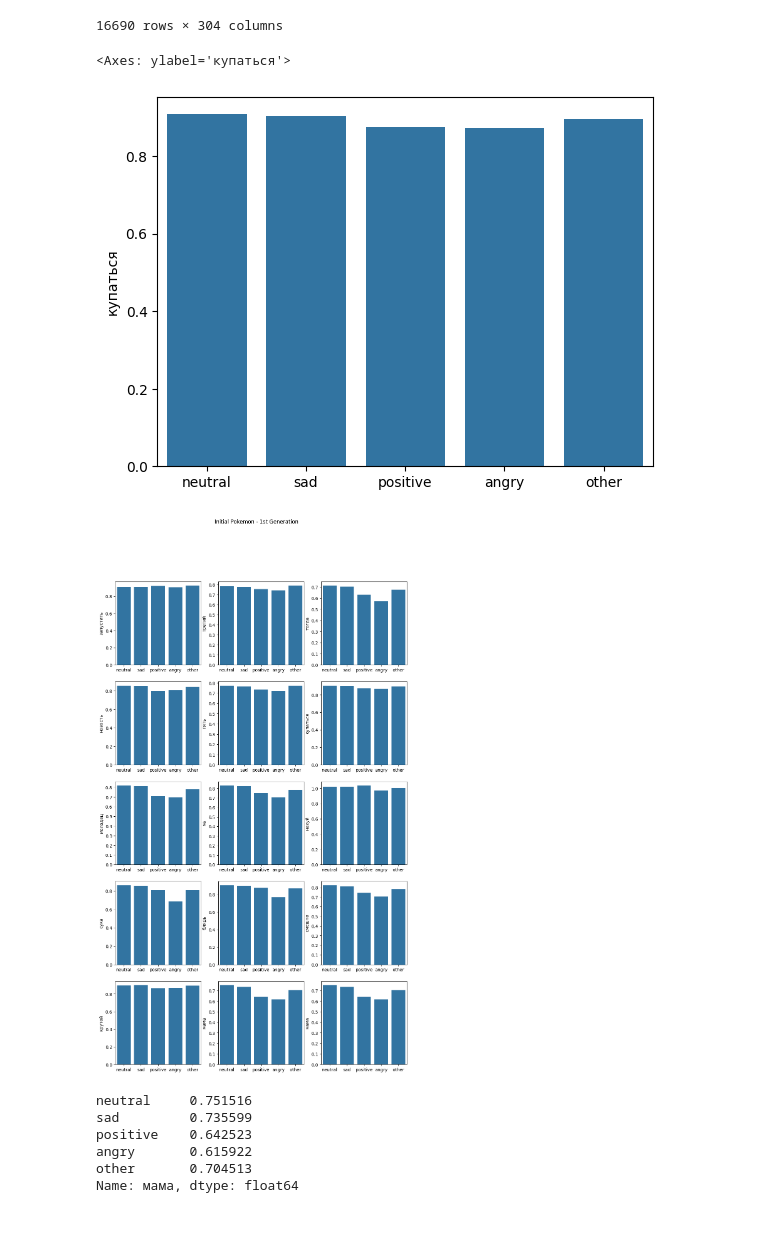
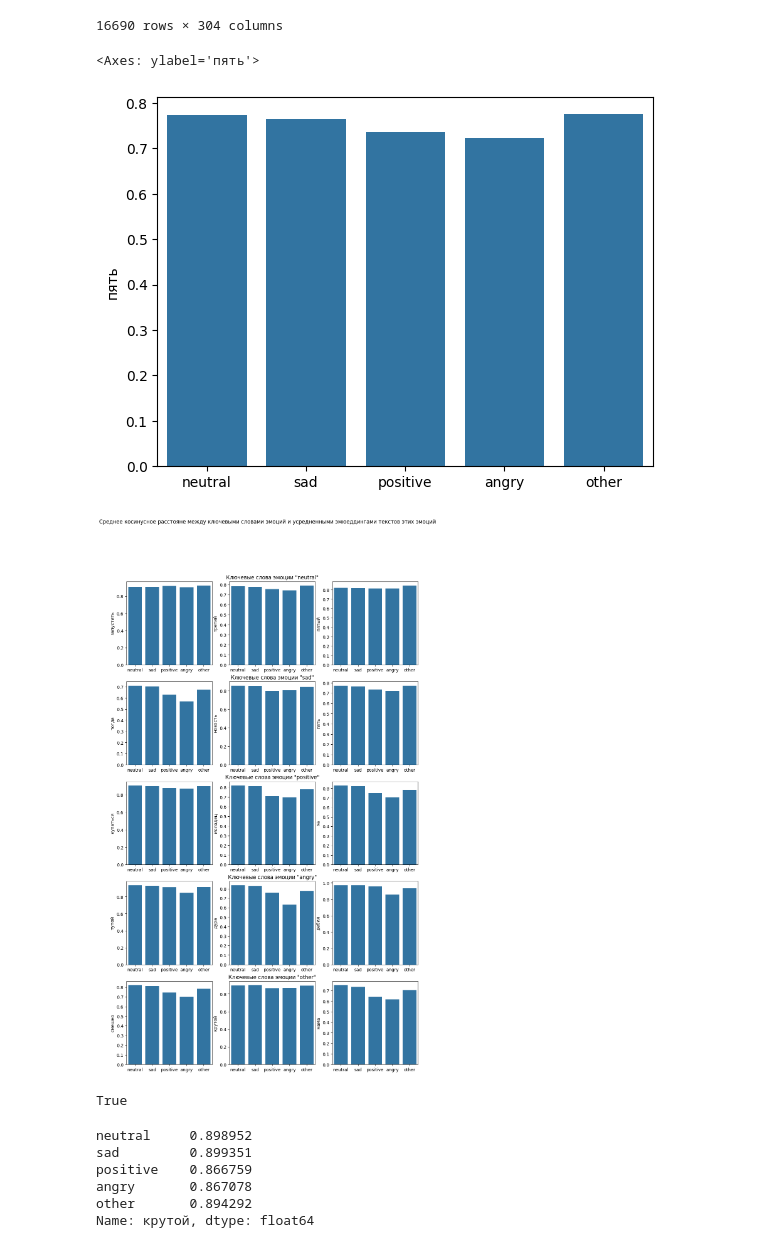
Before and after one commit to Kislv/MastersDegreeProject, a Jupyter notebook: test_hypotheses.ipynb, the cells around one changed output. Cells and saved outputs as stored; diff of their text form; code cells hidden in the pictures.

```diff
--- a/test_hypotheses.ipynb
+++ b/test_hypotheses.ipynb
@@ -496,7 +496,7 @@ angry : [('нахуй', 0.7953667953667953), ('сука', 0.7730061349693251), (
 other : [('смешно', 0.1724137931034483), ('крутой', 0.1038961038961039), ('мама', 0.042821158690176324), ('вы', 0.03944773175542406), ('мы', 0.02991944764096663), ('по', 0.027491408934707903), ('то',  ...
 # %%
 top_words_quantity = 3
-
+dirty_words = set(['нахуй', 'блядь', 'сука', 'хуй'])
 def average_cosine_distance_with_word_emb(df: pd.DataFrame, word_emb: torch.Tensor):
     emodtion_embeddings_cols = list(range(300))
     df_tensor = torch.Tensor(df[emodtion_embeddings_cols].values)
@@ -513,8 +513,18 @@ def average_cosine_distance_with_word_emb(df: pd.DataFrame, word_emb: torch.Tens
 
 key_word_emotion_df = pd.DataFrame()
 for _, words in emotion_most_common_words.items():
-    for word, _ in words[:top_words_quantity]:
+    word_i = 0
+    words_counter = 0
+    while words_counter < top_words_quantity:
+    # for word, _ in words[:top_words_quantity]:
         # get word embedding
+        word, _ = words[word_i]
+        if word in dirty_words:
+            symbols_list = list(word)
+            symbols_list[0] = '*'
+            word = ''.join(symbols_list)
+        word_i += 1
+
         current_word_embedding = None
 
         try:
@@ -530,6 +540,7 @@ for _, words in emotion_most_common_words.items():
 
         # print(pd.Series(index=emotions, data=average_cosine_distances))
         key_word_emotion_df[word] = pd.Series(index=emotions, data=average_cosine_distances)
+        words_counter += 1
         # count average cosine distance in corpus of text for every emotion
 
 key_word_emotion_df
@@ -565,30 +576,33 @@ all_features[all_features[emotion_column_name] == 'sad']
 # %%
 sns.barplot(data=key_word_emotion_df.iloc[:,5])
 # %% [output]
-<Axes: ylabel='купаться'>
+<Axes: ylabel='пять'>
-[figure, old version]
+[figure, new version]
 # %%
 fig_size_coef = 4
 fig, ax = plt.subplots(nrows=len(emotions), ncols=top_words_quantity, figsize=(top_words_quantity * fig_size_coef, len(emotions) * fig_size_coef))
-fig.suptitle('Initial Pokemon - 1st Generation')
+fig.suptitle('Среднее косинусное расстояне между ключевыми словами эмоций и усредненными эмюеддингами текстов этих эмоций')
 for i in range(len(emotions)):
     for j in range(top_words_quantity):
         # sns.barplot(key_word_emotion_df.iloc[:, i * top_words_quantity + j])
         column_i = i * top_words_quantity + j
-        sns.barplot(data=key_word_emotion_df.iloc[:, min(13, i * top_words_quantity + j)], ax=ax[i,j]e)
-        # ax[i,j].set_title(key_word_emotion_df.columns[min(13, column_i)])
-        # ax[i,j].set_xlabel(key_word_emotion_df.columns[min(13, column_i)])
-        # ax.set_xlabel
-        # ax[i,j].set_ti
-        # fig.suptitle('A single ax with no data')
+        title = key_word_emotion_df.columns[column_i]
+        # sns.barplot(data=key_word_emotion_df.iloc[:, min(13, i * top_words_quantity + j)], ax=ax[i,j])
+        sns.barplot(data=key_word_emotion_df.iloc[:, i * top_words_quantity + j], ax=ax[i,j], legend=False)
+        if j == (top_words_quantity>>1):
+            ax[i,j].title.set_text(f'Ключевые слова эмоции "{emotions[i]}"')
 # %% [output]
-[figure, old version]
+[figure, new version]
+# %%
+3 > (5>>1)
+# %% [output]
+True
 # %%
 key_word_emotion_df.iloc[:,13]
 # %% [output]
-neutral     0.751516
-sad         0.735599
-positive    0.642523
-angry       0.615922
-other       0.704513
-Name: мама, dtype: float64
+neutral     0.898952
+sad         0.899351
+positive    0.866759
+angry       0.867078
+other       0.894292
+Name: крутой, dtype: float64
```
Also changed, not shown: parts of 2 cells of this notebook, 1 other file.
